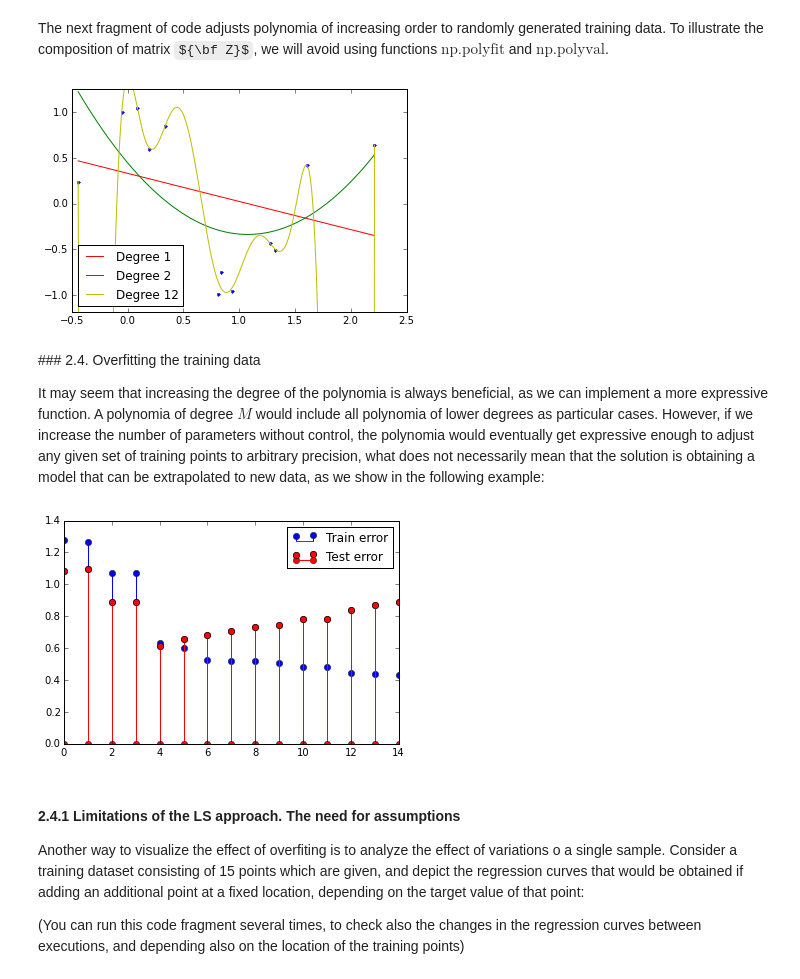
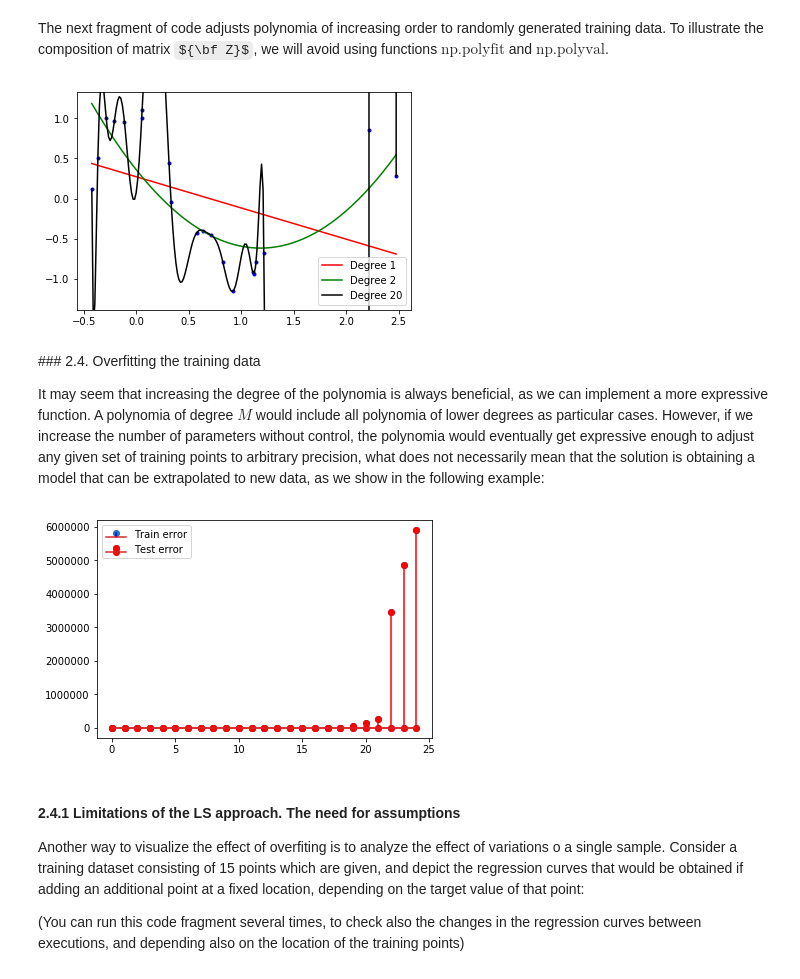
Before and after one commit to ML4DS/ML4all, a Jupyter notebook: R3.Least_Squares/regresion_LS.ipynb, the cells around one changed output. Cells and saved outputs as stored; diff of their text form; code cells hidden in the pictures; some formulas as TeX source.

```diff
--- a/R3.Least_Squares/regresion_LS.ipynb
+++ b/R3.Least_Squares/regresion_LS.ipynb
@@ -175,18 +185,20 @@ $${\bf w}_{LS} = \left( {\bf Z}^\top{\bf Z} \right)^{-1} {\bf Z}^\top{\bf s}$$
 # %% [markdown]
 The next fragment of code adjusts polynomia of increasing order to randomly generated training data. To illustrate the composition of matrix ${\bf Z}$, we will avoid using functions $\mbox{np.polyfit}$ and $\mbox{np.polyval}$.
 # %%
-n_points = 12
+n_points = 20
 n_grid = 200
 frec = 3
 std_n = 0.2
-max_degree = 10
+max_degree = 20
 
 colors = 'brgcmyk'
 
 #Location of the training points
 X_tr = (3 * np.random.random((n_points,1)) - 0.5)
+
 #Labels are obtained from a sinusoidal function, and contaminated by noise
 S_tr = np.cos(frec*X_tr) + std_n * np.random.randn(n_points,1)
+
 #Equally spaced points in the X-axis
 X_grid = np.linspace(np.min(X_tr),np.max(X_tr),n_grid)
 
@@ -220,7 +232,7 @@ plt.legend(loc='best')
 plt.ylim(1.2*np.min(S_tr), 1.2*np.max(S_tr))
 plt.show()
 # %% [output]
-[figure, old version]
+[figure, new version]
 # %% [markdown]
 ### 2.4. Overfitting the training data
 
@@ -231,7 +243,7 @@ n_test = 200
 n_grid = 200
 frec = 3
 std_n = 0.7
-max_degree = 15
+max_degree = 25
 
 colors = 'brgcmyk'
 
@@ -253,34 +265,34 @@ def extend_matrix(X,max_degree):
     for el in X.tolist():
         Z.append([el[0]**k for k in range(max_degree+1)])
     return np.matrix(Z)
 
 Z = extend_matrix(X_tr,max_degree)
 Z_grid = extend_matrix(X_grid,max_degree)
 Z_test = extend_matrix(X_tst,max_degree)
 #Variables to store the train and test errors
 tr_error = []
 tst_error = []
 
 for k in range(max_degree):
     Z_iter = Z[:,:k+1]
     #Least square solution
     #w_LS = (np.linalg.inv(Z_iter.T.dot(Z_iter))).dot(Z_iter.T).dot(S_tr)
 
     # Least squares solution, with leass numerical errors
     w_LS, resid, rank, s = np.linalg.lstsq(Z_iter, S_tr)
 
     #estimates at traint and test points
     f_tr = Z_iter.dot(w_LS)
     f_tst = Z_test[:,:k+1].dot(w_LS)
     tr_error.append(np.array((S_tr-f_tr).T.dot(S_tr-f_tr)/len(S_tr))[0,0])
     tst_error.append(np.array((S_tst-f_tst).T.dot(S_tst-f_tst)/len(S_tst))[0,0])
 
 plt.stem(range(max_degree),tr_error,'b-',label='Train error')
 plt.stem(range(max_degree),tst_error,'r-o',label='Test error')
 plt.legend(loc='best')
 plt.show()
 # %% [output]
-[figure, old version]
+[figure, new version]
 # %% [markdown]
 #### 2.4.1 Limitations of the LS approach. The need for assumptions
 
```
Also changed, not shown: parts of 6 cells of this notebook, 13 other files.
